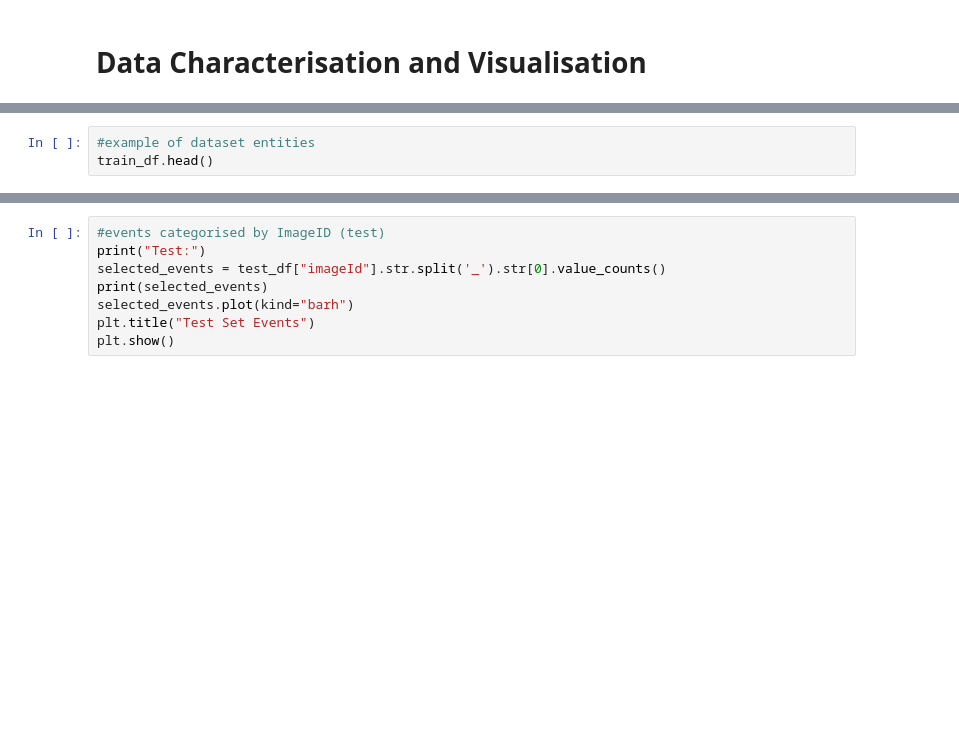
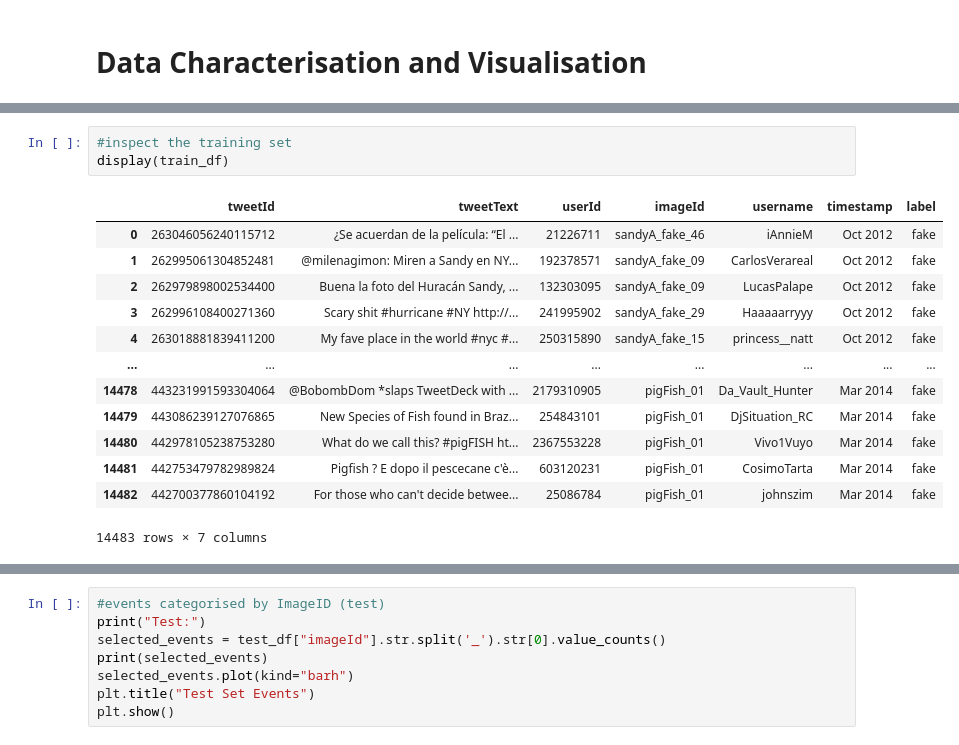
Before and after one commit to tee1g21/Machine-Learning-Technologies-Coursework, a Jupyter notebook: mediaEval.ipynb, the cells around one changed output, grey strips where cells are left out. Cells and saved outputs as stored; diff of their text form; blank space fills up the shorter version.

```diff
--- a/mediaEval.ipynb
+++ b/mediaEval.ipynb
@@ -50,3 +66,17 @@ print(test_df.shape)
-# %%
-#example of dataset entities
-train_df.head()
+# %%
+#inspect the training set
+display(train_df)
+# %% [output]
+|  | tweetId | tweetText | userId | imageId | username | timestamp | label |
+| 0 | 263046056240115712 | ¿Se acuerdan de la película: “El ... | 21226711 | sandyA_fake_46 | iAnnieM | Oct 2012 | fake |
+| 1 | 262995061304852481 | @milenagimon: Miren a Sandy en NY... | 192378571 | sandyA_fake_09 | CarlosVerareal | Oct 2012 | fake |
+| 2 | 262979898002534400 | Buena la foto del Huracán Sandy, ... | 132303095 | sandyA_fake_09 | LucasPalape | Oct 2012 | fake |
+| 3 | 262996108400271360 | Scary shit #hurricane #NY http://... | 241995902 | sandyA_fake_29 | Haaaaarryyy | Oct 2012 | fake |
+| 4 | 263018881839411200 | My fave place in the world #nyc #... | 250315890 | sandyA_fake_15 | princess__natt | Oct 2012 | fake |
+| ... | ... | ... | ... | ... | ... | ... | ... |
+| 14478 | 443231991593304064 | @BobombDom *slaps TweetDeck with ... | 2179310905 | pigFish_01 | Da_Vault_Hunter | Mar 2014 | fake |
+| 14479 | 443086239127076865 | New Species of Fish found in Braz... | 254843101 | pigFish_01 | DjSituation_RC | Mar 2014 | fake |
+| 14480 | 442978105238753280 | What do we call this? #pigFISH ht... | 2367553228 | pigFish_01 | Vivo1Vuyo | Mar 2014 | fake |
+| 14481 | 442753479782989824 | Pigfish ? E dopo il pescecane c'è... | 603120231 | pigFish_01 | CosimoTarta | Mar 2014 | fake |
+| 14482 | 442700377860104192 | For those who can't decide betwee... | 25086784 | pigFish_01 | johnszim | Mar 2014 | fake |
+14483 rows × 7 columns
```
Also changed, not shown: parts of 17 cells of this notebook.
